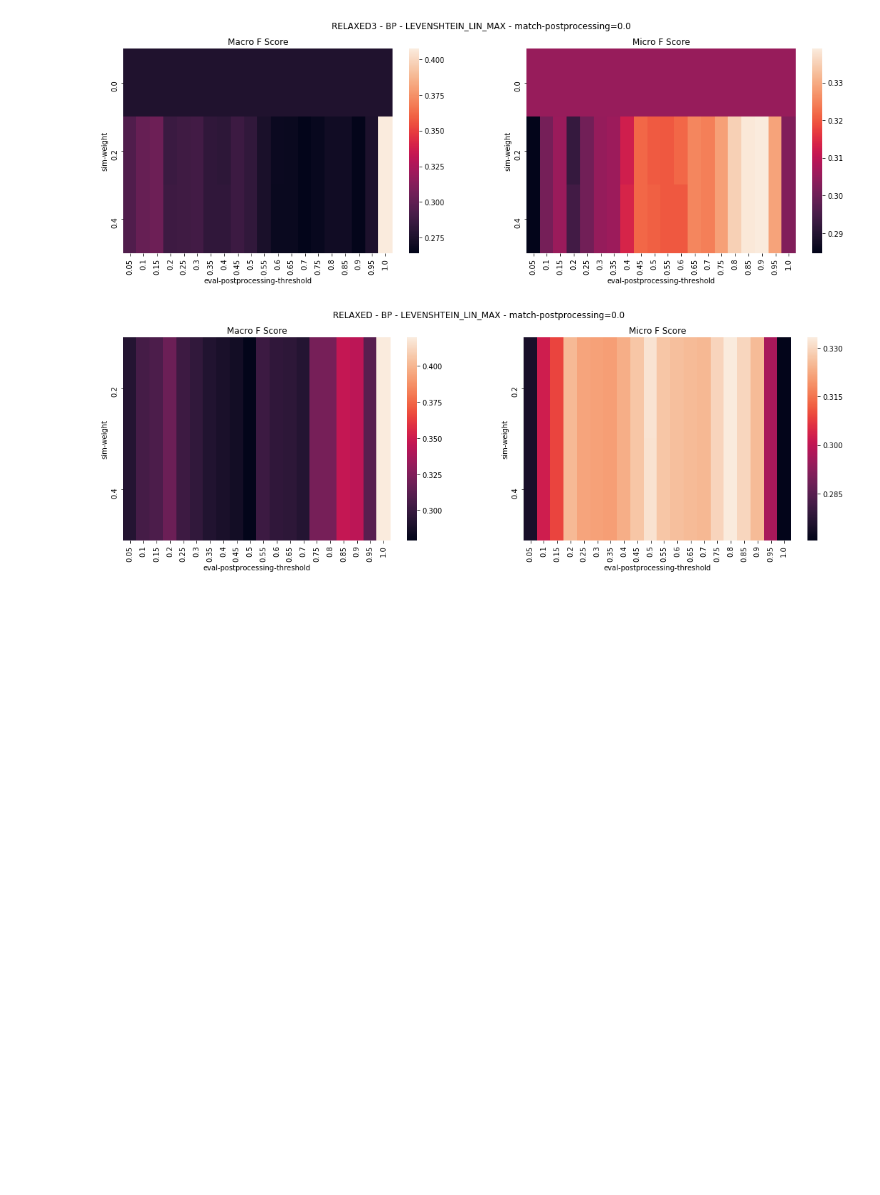
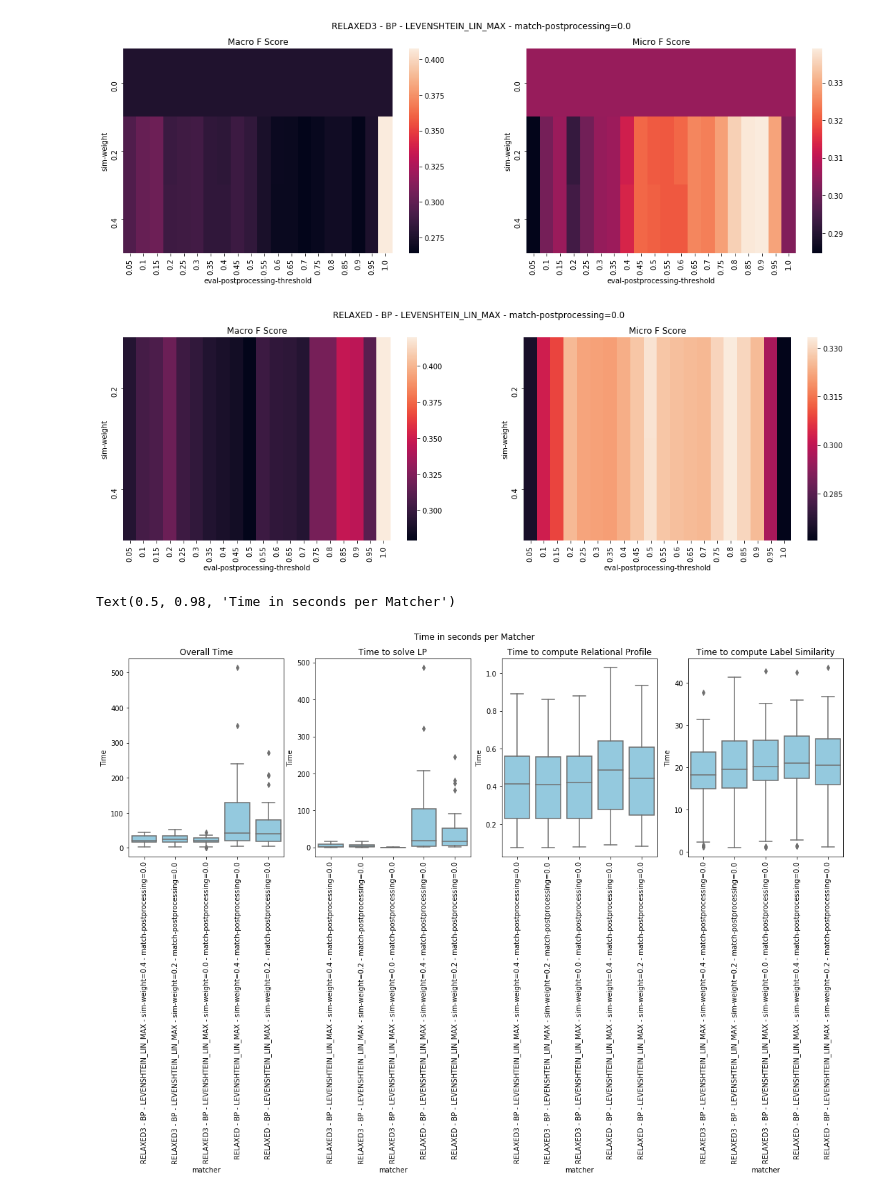
Before and after one commit to julia-kom/bert-ilp-matcher, a Jupyter notebook: src/main/python/Batch Evaluation.ipynb, the cells around one changed output. Drawn from its saved outputs; the diff is of its cells as text; code cells hidden in the pictures; blank space fills up the shorter version.

Commit message:
boxplot analysis

```diff
--- a/src/main/python/Batch Evaluation.ipynb
+++ b/src/main/python/Batch Evaluation.ipynb
@@ -172,3 +161,33 @@ for m in matchers:
 # %% [output]
 [figure]
 [figure]
+# %%
+#runtime analysis
+df_ = df_combined[df_combined["Name"] != "Aggregated (MICRO)"]
+df_ = df_[df_["Name"] != "Aggregated (MACRO)"]
+
+#boxplots for each matcher
+fig, (ax1, ax2, ax3, ax4) = plt.subplots(1,4)
+fig.set_size_inches(18.5, 5.25)
+sns.boxplot(x="matcher", y="OVERALL TIME", data=df_, ax=ax1, color='skyblue')
+ax1.set_xticklabels(ax1.get_xticklabels(),rotation=90)
+ax1.set_title("Overall Time")
+ax1.set_ylabel("Time")
+sns.boxplot(x="matcher", y="LP TIME", data=df_, ax=ax2, color='skyblue')
+ax2.set_xticklabels(ax2.get_xticklabels(),rotation=90)
+ax2.set_title("Time to solve LP")
+ax2.set_ylabel("Time")
+sns.boxplot(x="matcher", y="BP TIME", data=df_, ax=ax3, color='skyblue')
+ax3.set_xticklabels(ax3.get_xticklabels(),rotation=90)
+ax3.set_title("Time to compute Relational Profile")
+ax3.set_ylabel("Time")
+sns.boxplot(x="matcher", y="LABEL-SIM TIME", data=df_, ax=ax4, color='skyblue')
+ax4.set_xticklabels(ax4.get_xticklabels(),rotation=90)
+ax4.set_title("Time to compute Label Similarity")
+ax4.set_ylabel("Time")
+fig.suptitle("Aggregated Time in seconds per Matcher")
+
+# model dependent analysis
+# %% [output]
+Text(0.5, 0.98, 'Time in seconds per Matcher')
+[figure, added]
```
Also changed, not shown: parts of 2 cells of this notebook.
